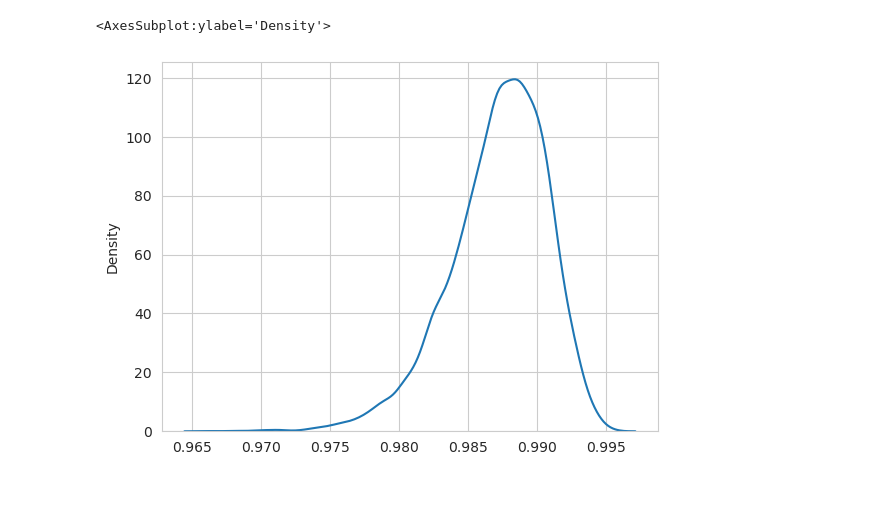
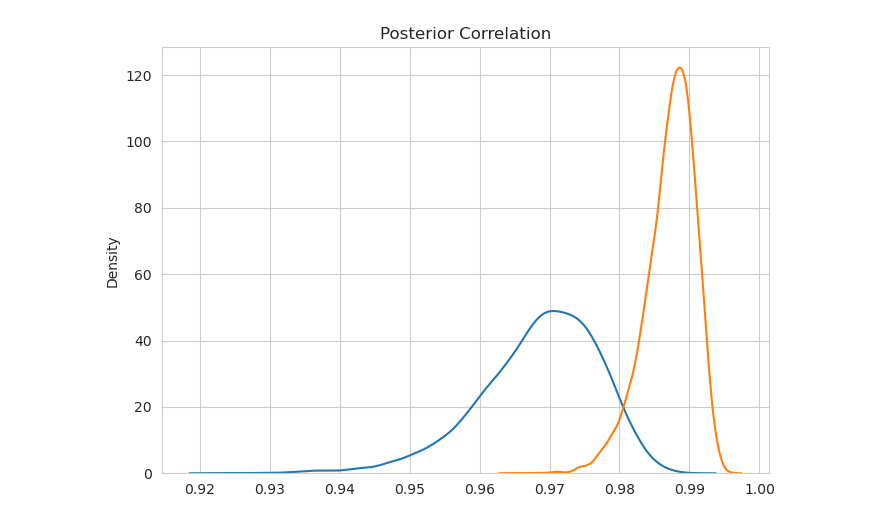
Before and after one commit to WHITSNAK/sta_602, a Jupyter notebook: hw9/hw9.ipynb, the cells around one changed output. Cells and saved outputs as stored; diff of their text form; code cells hidden in the pictures; blank space fills up the shorter version.

Commit message:
add plots

```diff
--- a/hw9/hw9.ipynb
+++ b/hw9/hw9.ipynb
@@ -89,5 +68,11 @@ sns.kdeplot([cov2corr(x) for x in blue_sigma_pos_rv.rvs(10000)])
-# %%
-sns.kdeplot([cov2corr(x) for x in orange_sigma_pos_rv.rvs(10000)])
-# %% [output]
-<AxesSubplot:ylabel='Density'>
-[figure, removed]
+# %%
+fig, ax = plt.subplots(figsize=(7, 5))
+
+sns.kdeplot([cov2corr(x) for x in blue_sigma_pos_rv.rvs(10000)], label='Blue', ax=ax)
+sns.kdeplot([cov2corr(x) for x in orange_sigma_pos_rv.rvs(10000)], label='Orange', ax=ax)
+ax.set_title("Posterior Correlation")
+
+fig.tight_layout()
+fig.show()
+# %% [output]
+[figure, added]
```
Also changed, not shown: parts of 7 cells of this notebook, 2 other files.
